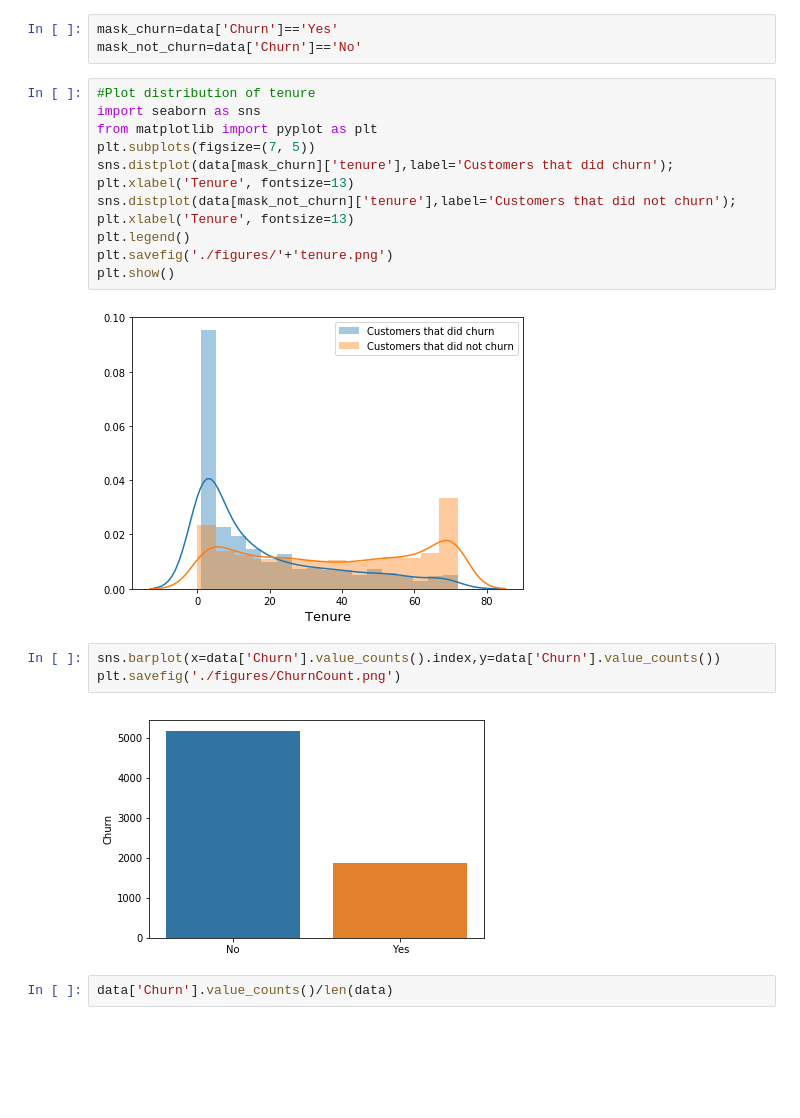
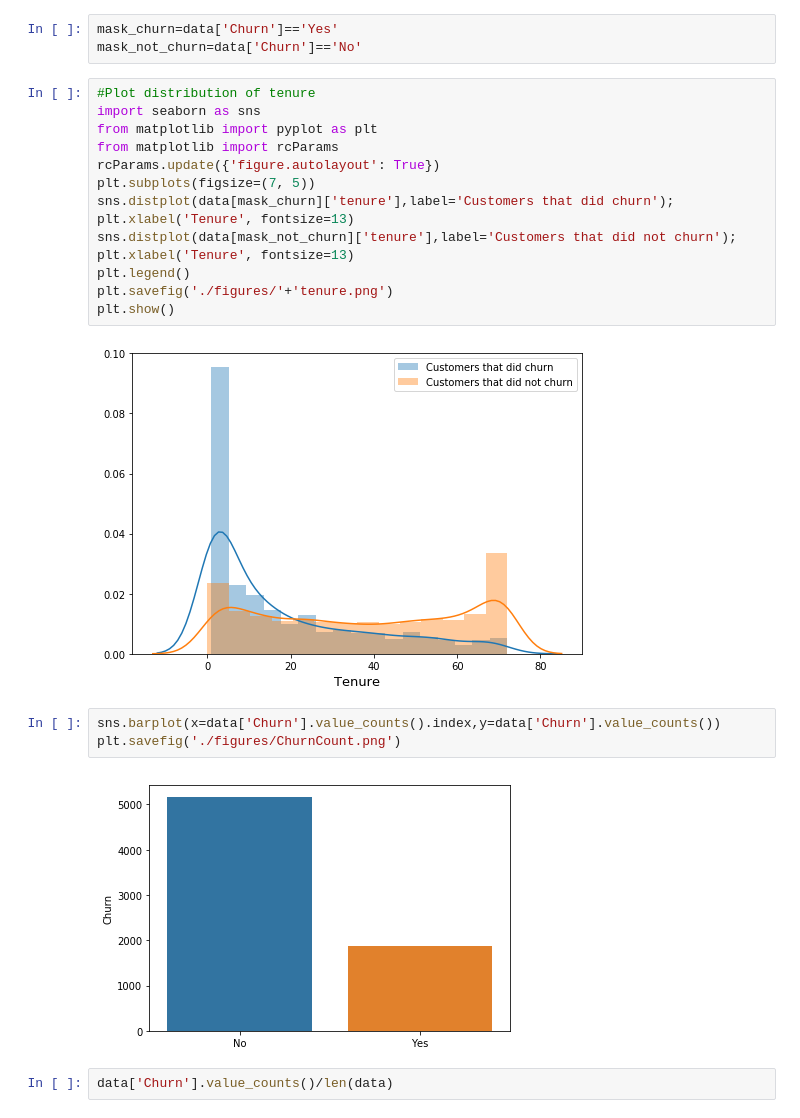
Before and after one commit to owencorrigan/churn, a Jupyter notebook: WorkSpace.ipynb, the cells around one changed output. Drawn from its saved outputs; the diff is of its cells as text; blank space fills up the shorter version.

Commit message:
Corrected the figures to allow extra space for the labels

```diff
--- a/WorkSpace.ipynb
+++ b/WorkSpace.ipynb
@@ -40,22 +40,24 @@ mask_not_churn=data['Churn']=='No'
 # %%
 #Plot distribution of tenure
 import seaborn as sns
 from matplotlib import pyplot as plt
+from matplotlib import rcParams
+rcParams.update({'figure.autolayout': True})
 plt.subplots(figsize=(7, 5))
 sns.distplot(data[mask_churn]['tenure'],label='Customers that did churn');
 plt.xlabel('Tenure', fontsize=13)
 sns.distplot(data[mask_not_churn]['tenure'],label='Customers that did not churn');
 plt.xlabel('Tenure', fontsize=13)
 plt.legend()
 plt.savefig('./figures/'+'tenure.png')
 plt.show()
 # %% [output]
-[figure, old version]
+[figure, new version]
 # %%
 sns.barplot(x=data['Churn'].value_counts().index,y=data['Churn'].value_counts())
 plt.savefig('./figures/ChurnCount.png')
 # %% [output]
-[figure, old version]
+[figure, new version]
 # %%
 data['Churn'].value_counts()/len(data)
 # %% [output]
```
Also changed, not shown: parts of 10 cells of this notebook, 21 other files.
